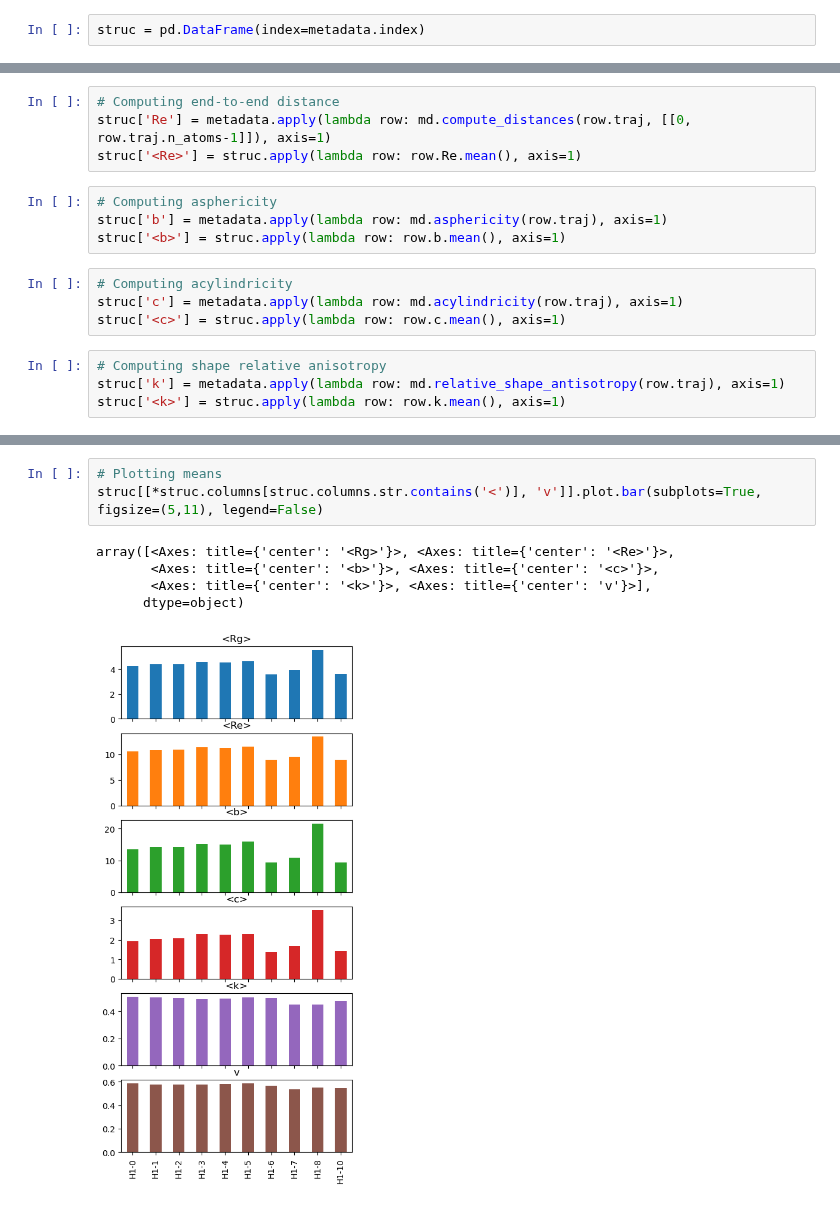
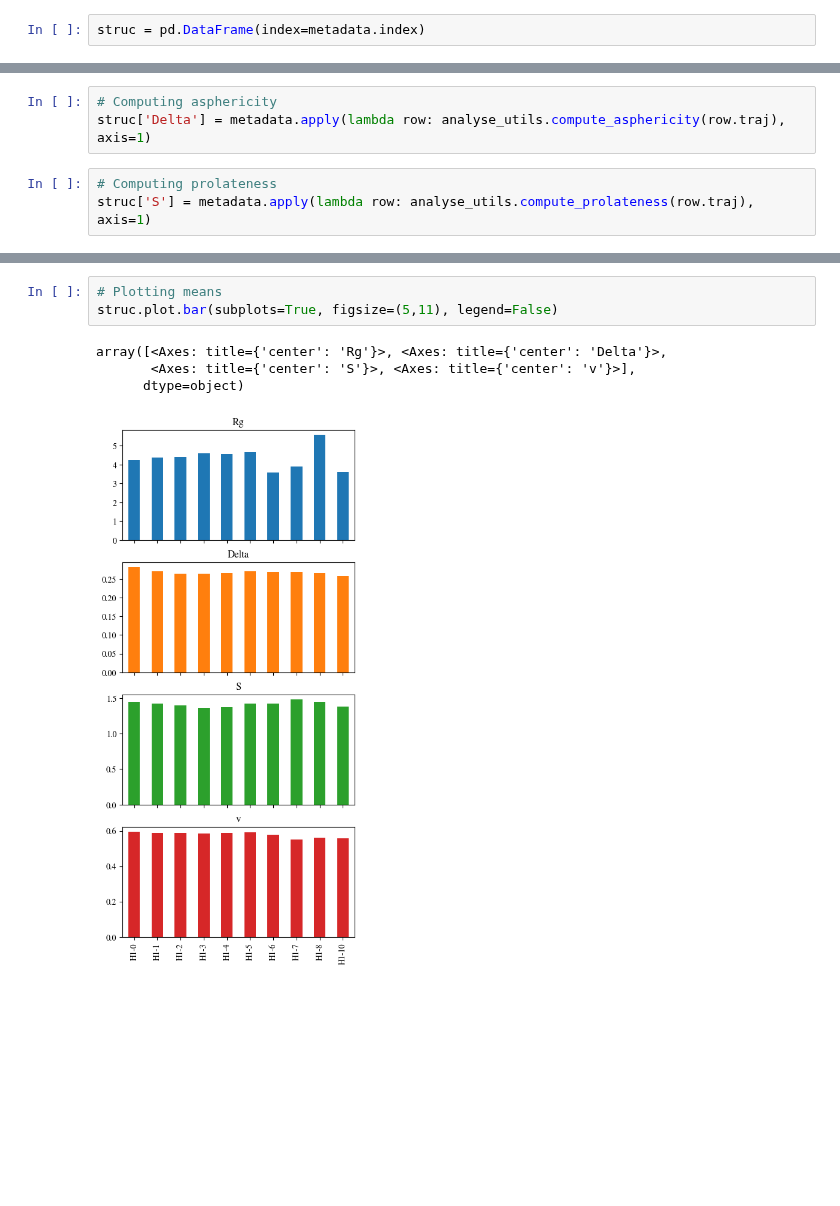
Before and after one commit to frederikespersen/OrthoIDP, a Jupyter notebook: exp/para_h1/para_h1.ipynb, the cells around one changed output, grey strips where cells are left out. Saved outputs shown, nothing was run; the diff lists cells and outputs as text; blank space fills up the shorter version.

```diff
--- a/exp/para_h1/para_h1.ipynb
+++ b/exp/para_h1/para_h1.ipynb
@@ -194,19 +193,9 @@ struc['<Rg>'] = struc.apply(lambda row: row.Rg.mean(), axis=1)
-# %%
-# Computing end-to-end distance
-struc['Re'] = metadata.apply(lambda row: md.compute_distances(row.traj, [[0, row.traj.n_atoms-1]]), axis=1)
-struc['<Re>'] = struc.apply(lambda row: row.Re.mean(), axis=1)
 # %%
 # Computing asphericity
-struc['b'] = metadata.apply(lambda row: md.asphericity(row.traj), axis=1)
-struc['<b>'] = struc.apply(lambda row: row.b.mean(), axis=1)
+struc['Delta'] = metadata.apply(lambda row: analyse_utils.compute_asphericity(row.traj), axis=1)
 # %%
-# Computing acylindricity
-struc['c'] = metadata.apply(lambda row: md.acylindricity(row.traj), axis=1)
-struc['<c>'] = struc.apply(lambda row: row.c.mean(), axis=1)
+# Computing prolateness
+struc['S'] = metadata.apply(lambda row: analyse_utils.compute_prolateness(row.traj), axis=1)
-# %%
-# Computing shape relative anisotropy
-struc['k'] = metadata.apply(lambda row: md.relative_shape_antisotropy(row.traj), axis=1)
-struc['<k>'] = struc.apply(lambda row: row.k.mean(), axis=1)
 # %%
 # Computing scaling exponent
 struc['v'] = metadata.apply(lambda row: analyse_utils.compute_scaling_exponent(row.traj, plot=True, r0_fix=0.68, ij_cutoff=10)[0], axis=1)
@@ -230,9 +219,8 @@ struc[[*struc.columns[struc.columns.str.contains('<')], 'v']]
 # %%
 # Plotting means
-struc[[*struc.columns[struc.columns.str.contains('<')], 'v']].plot.bar(subplots=True, figsize=(5,11), legend=False)
+struc.plot.bar(subplots=True, figsize=(5,11), legend=False)
 # %% [output]
-array([<Axes: title={'center': '<Rg>'}>, <Axes: title={'center': '<Re>'}>,
-       <Axes: title={'center': '<b>'}>, <Axes: title={'center': '<c>'}>,
-       <Axes: title={'center': '<k>'}>, <Axes: title={'center': 'v'}>],
+array([<Axes: title={'center': 'Rg'}>, <Axes: title={'center': 'Delta'}>,
+       <Axes: title={'center': 'S'}>, <Axes: title={'center': 'v'}>],
       dtype=object)
-[figure, old version]
+[figure, new version]
```
Also changed, not shown: parts of 9 cells of this notebook, 23 other files.
